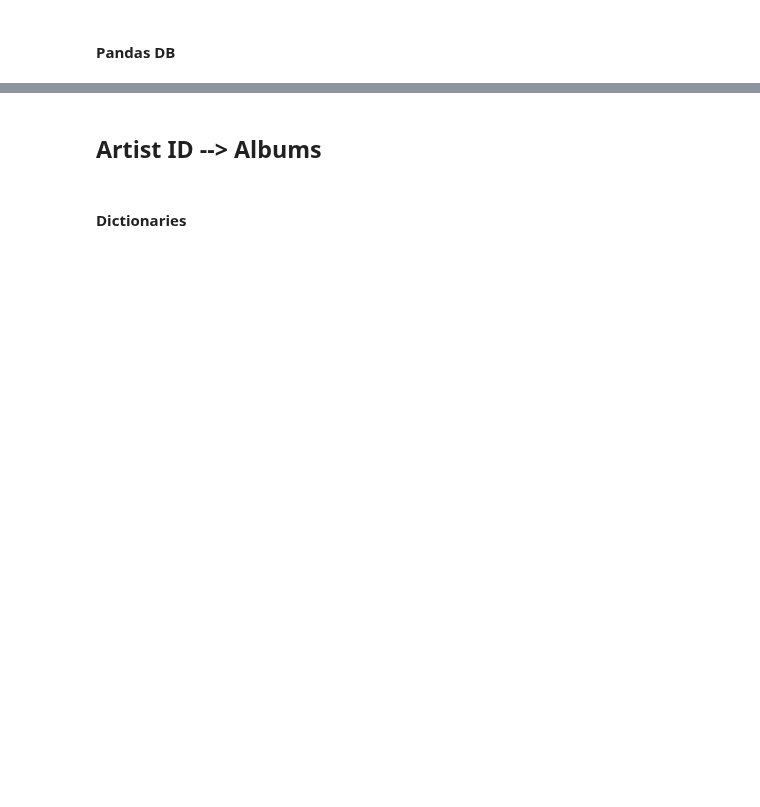
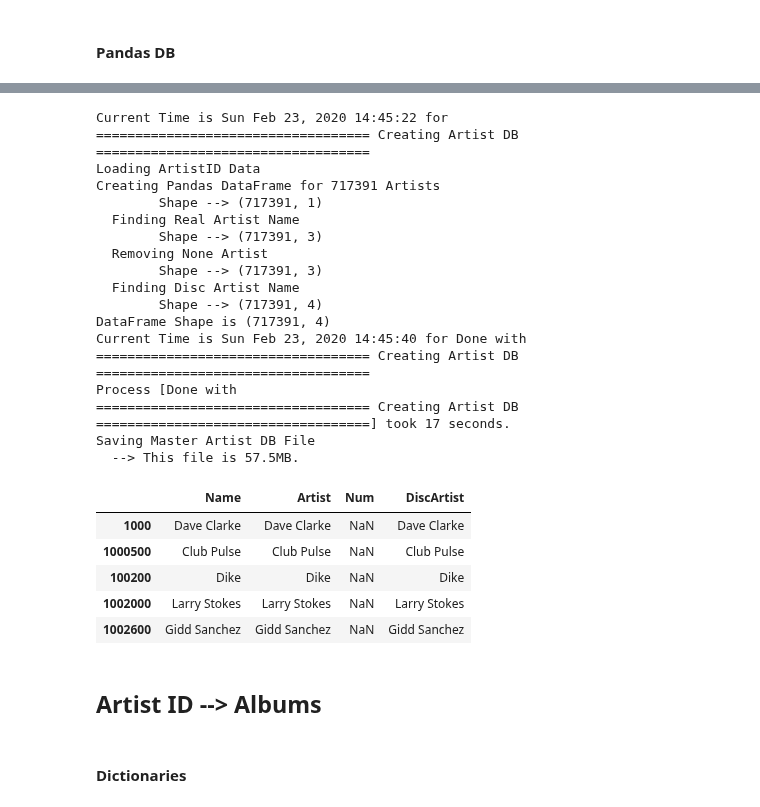
Before and after one commit to tgadf/discogs, a Jupyter notebook: Master DB.ipynb, the cells around one changed output, grey strips where cells are left out. Saved outputs shown, nothing was run; the diff lists cells and outputs as text; code cells hidden in the pictures; blank space fills up the shorter version.

```diff
--- a/Master DB.ipynb
+++ b/Master DB.ipynb
@@ -48,15 +48,14 @@ Notebook Last Run Initiated: 2020-02-02 19:09:42.690780
 # %%
 %load_ext autoreload
 %autoreload
-discDC = discogs()
-arts = artists(discDC)
-art  = artist()
-albs = albums(discDC)
-alb  = album()
-dutils = discogsUtils()
 
 discAM   = discogs('allmusic')
 artsAM   = artistsAM(discAM)
+dutilsAM = allmusicUtils()
+
+discDC   = discogs('discogs')
+artsDC   = artists(discDC)
+dutilsDC = discogsUtils()
 # %% [output]
 The autoreload extension is already loaded. To reload it, use:
   %reload_ext autoreload
@@ -347,7 +201,32 @@ discSlimArtistAMDB.head()
 # %%
 from masterdb import getSlimArtistDB
-discSlimArtistDB = getSlimArtistDB(disc, force=True)
+discSlimArtistDB = getSlimArtistDB(discDC, force=True)
 discSlimArtistDB.head()
+# %% [output]
+Current Time is Sun Feb 23, 2020 14:45:22 for
+=================================== Creating Artist DB ===================================
+Loading ArtistID Data
+Creating Pandas DataFrame for 717391 Artists
+        Shape --> (717391, 1)
+  Finding Real Artist Name
+        Shape --> (717391, 3)
+  Removing None Artist
+        Shape --> (717391, 3)
+  Finding Disc Artist Name
+        Shape --> (717391, 4)
+DataFrame Shape is (717391, 4)
+Current Time is Sun Feb 23, 2020 14:45:40 for Done with
+=================================== Creating Artist DB ===================================
+Process [Done with
+=================================== Creating Artist DB ===================================] took 17 seconds.
+Saving Master Artist DB File
+  --> This file is 57.5MB.
+|  | Name | Artist | Num | DiscArtist |
+| 1000 | Dave Clarke | Dave Clarke | NaN | Dave Clarke |
+| 1000500 | Club Pulse | Club Pulse | NaN | Club Pulse |
+| 100200 | Dike | Dike | NaN | Dike |
+| 1002000 | Larry Stokes | Larry Stokes | NaN | Larry Stokes |
+| 1002600 | Gidd Sanchez | Gidd Sanchez | NaN | Gidd Sanchez |
 # %% [markdown]
 ## Artist ID --> Albums
 # %% [markdown]
```
Also changed, not shown: parts of 25 cells of this notebook, 6 other files.
